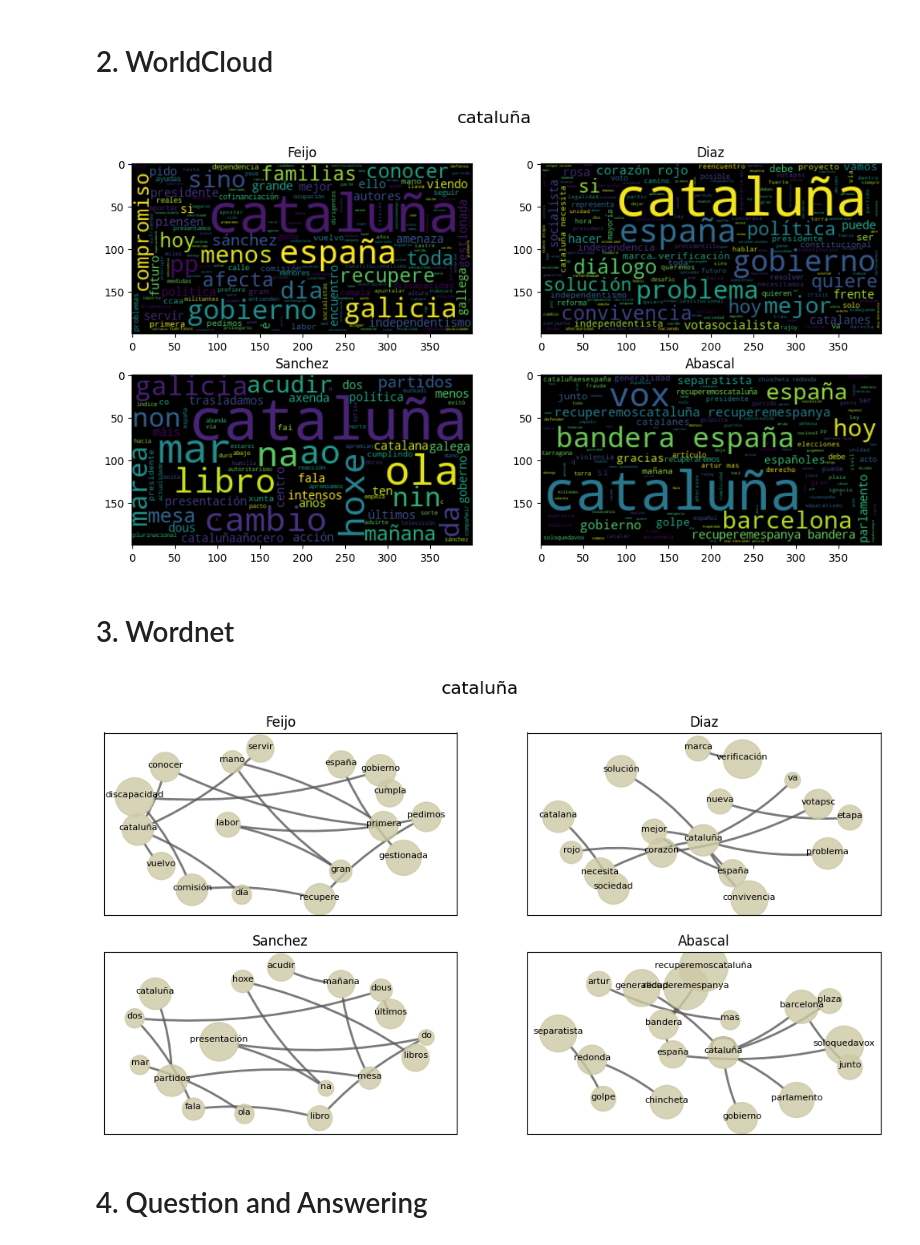
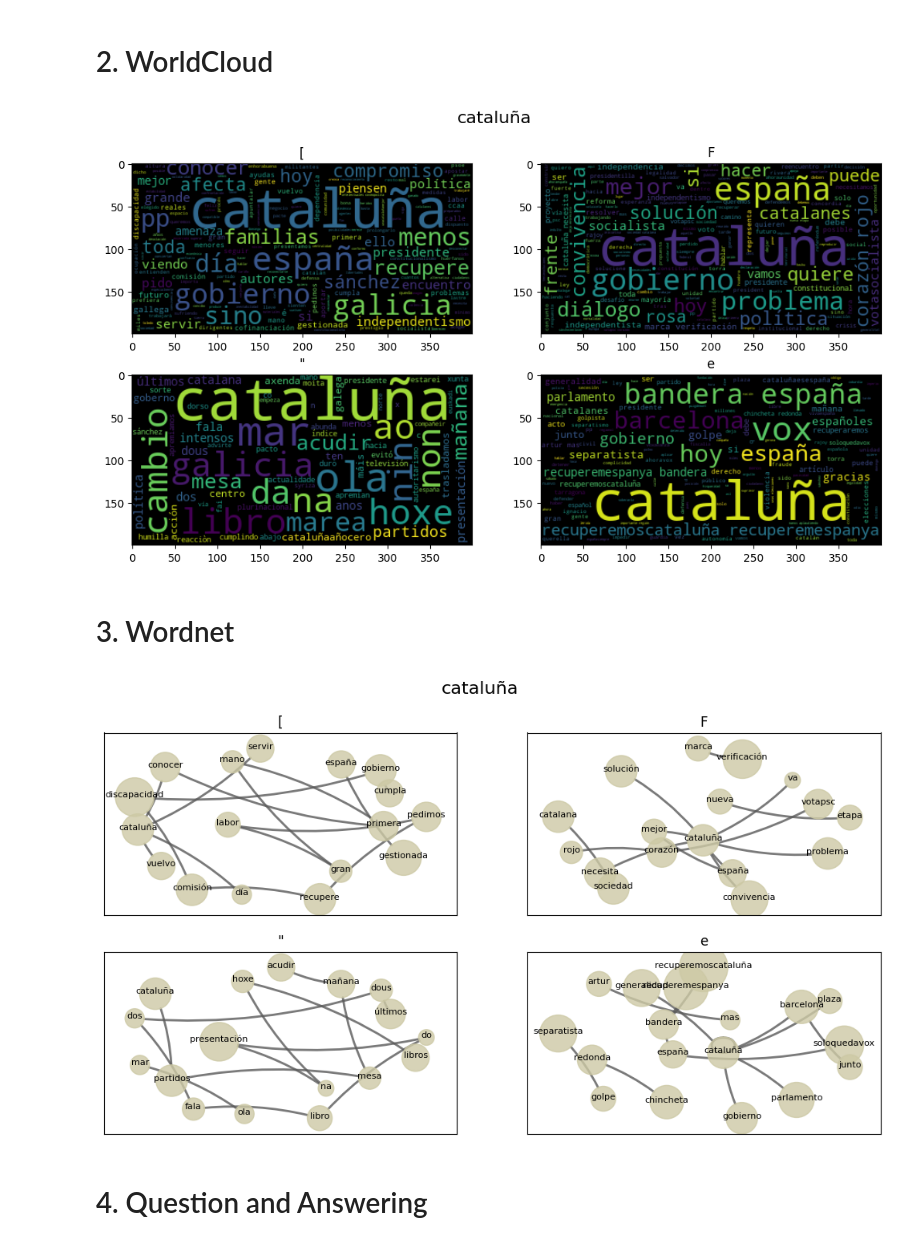
Before and after one commit to AlbertoVilla87/web-file, a Jupyter notebook: reports/profiles.ipynb, the cells around one changed output. Saved outputs shown, nothing was run; the diff lists cells and outputs as text; code cells hidden in the pictures.

```diff
--- a/reports/profiles.ipynb
+++ b/reports/profiles.ipynb
@@ -29,15 +29,15 @@ profiles = manager.read_profiles(data_dir)
 # %%
 QUERY = "cataluña"
 profiles_kw = manager.collect_keyword(profiles, QUERY)
-Visual.create_wordcloud(profiles_kw, manager.NAMES, QUERY)
+Visual.create_wordcloud(profiles_kw, manager.names, QUERY)
 # %% [output]
-[figure, old version]
+[figure, new version]
 # %% [markdown]
 # 3. Wordnet
 # %%
-Visual.word_net(profiles_kw, manager.NAMES, 15, QUERY)
+Visual.word_net(profiles_kw, manager.names, 15, QUERY)
 # %% [output]
-[figure, old version]
+[figure, new version]
 # %% [markdown]
 # 4. Question and Answering
 # %%
```
Also changed, not shown: parts of 1 cell of this notebook, 13 other files.
